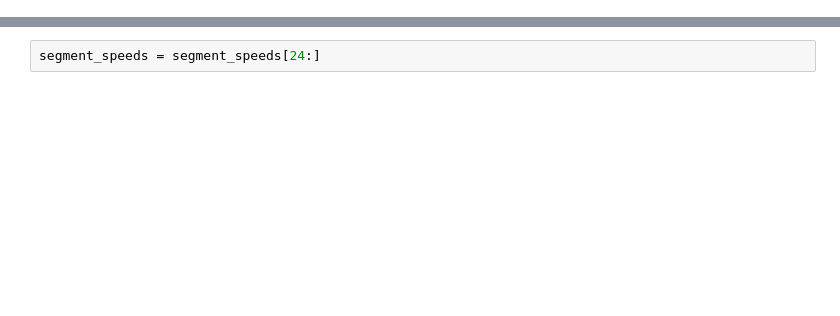
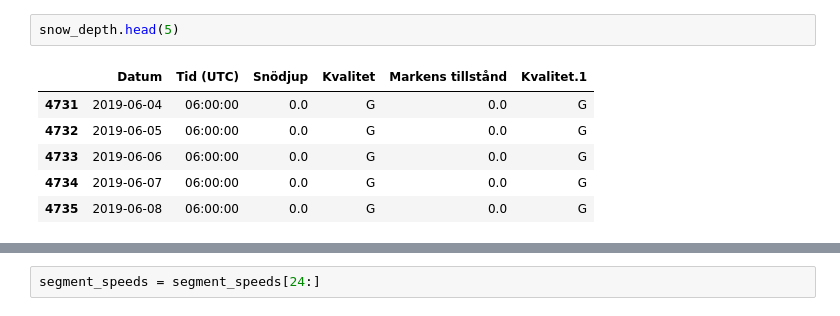
Before and after one commit to andrehoejmark/AVG-Speed-Prediction-of-cars-based-on-road-events, a Jupyter notebook: Prediction of AVG Speed.ipynb, the cells around one changed output, grey strips where cells are left out. Saved outputs shown, nothing was run; the diff lists cells and outputs as text; blank space fills up the shorter version.

```diff
--- a/Prediction of AVG Speed.ipynb
+++ b/Prediction of AVG Speed.ipynb
@@ -52,0 +52,9 @@ segment_speeds.head(5)
+# %%
+snow_depth.head(5)
+# %% [output]
+|  | Datum | Tid (UTC) | Snödjup | Kvalitet | Markens tillstånd | Kvalitet.1 |
+| 4731 | 2019-06-04 | 06:00:00 | 0.0 | G | 0.0 | G |
+| 4732 | 2019-06-05 | 06:00:00 | 0.0 | G | 0.0 | G |
+| 4733 | 2019-06-06 | 06:00:00 | 0.0 | G | 0.0 | G |
+| 4734 | 2019-06-07 | 06:00:00 | 0.0 | G | 0.0 | G |
+| 4735 | 2019-06-08 | 06:00:00 | 0.0 | G | 0.0 | G |
```
Also changed, not shown: parts of 69 cells of this notebook, 3 other files.
